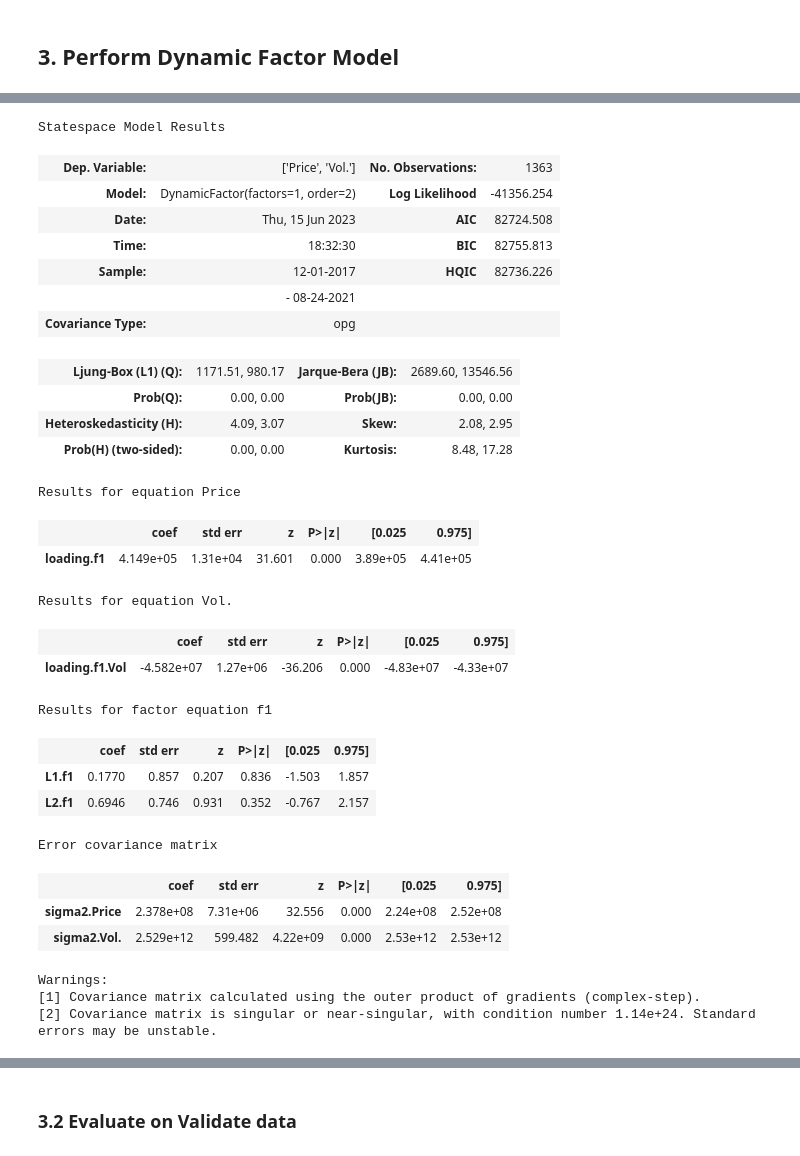
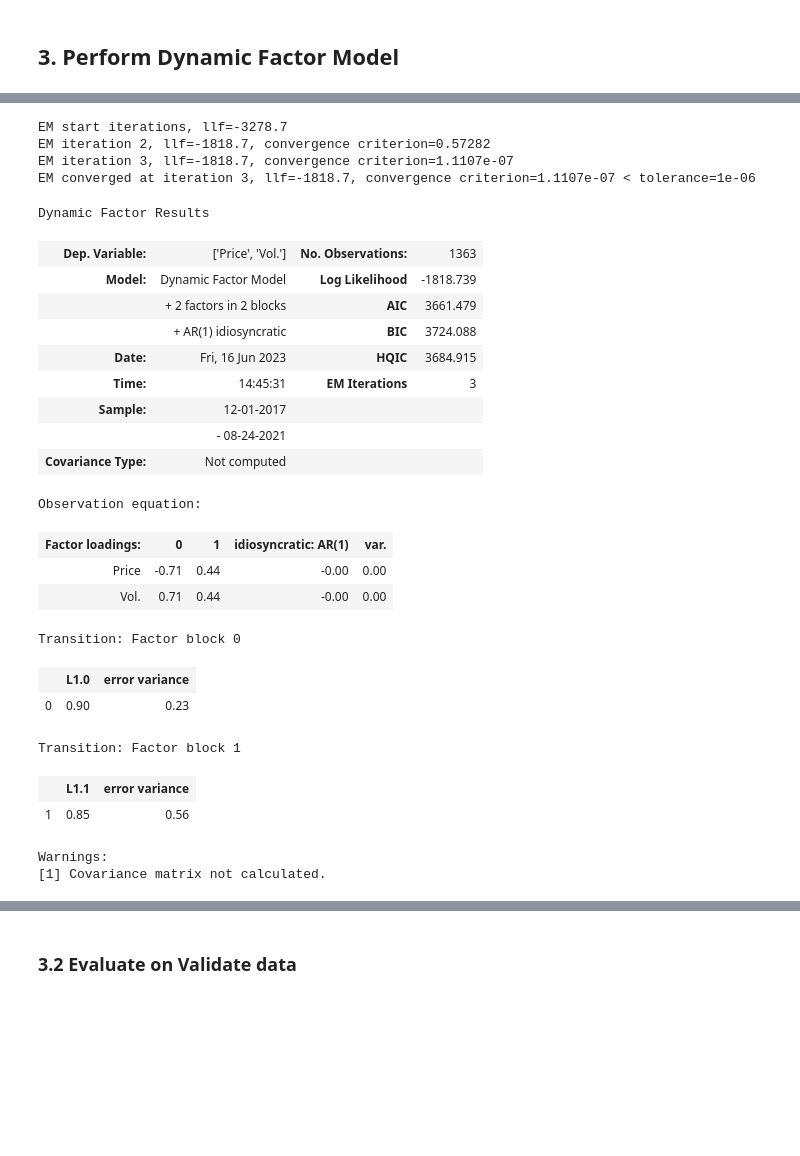
Before and after one commit to TR-PHU/bda, a Jupyter notebook: bitcoin/DFM.ipynb, the cells around one changed output, grey strips where cells are left out. Cells and saved outputs as stored; diff of their text form; code cells hidden in the pictures; blank space fills up the shorter version.

Commit message:
dfm model

```diff
--- a/bitcoin/DFM.ipynb
+++ b/bitcoin/DFM.ipynb
@@ -130,36 +98,33 @@ Total fit time: 5.983 seconds
 # %%
-df_model = DynamicFactor(endog=train_data, k_factors=1, factor_order=factor_order, enforce_stationarity=False)
-df_model_fit = df_model.fit(disp=False)
+df_model = DynamicFactorMQ(endog=train_data, factors=2, factor_orders=1, idiosyncratic_ar1=True)
+df_model_fit = df_model.fit(maxiter=100, disp=True)
 df_model_fit.summary()
 # %% [output]
-Statespace Model Results
+EM start iterations, llf=-3278.7
+EM iteration 2, llf=-1818.7, convergence criterion=0.57282
+EM iteration 3, llf=-1818.7, convergence criterion=1.1107e-07
+EM converged at iteration 3, llf=-1818.7, convergence criterion=1.1107e-07 < tolerance=1e-06
+Dynamic Factor Results
 | Dep. Variable: | ['Price', 'Vol.'] | No. Observations: | 1363 |
-| Model: | DynamicFactor(factors=1, order=2) | Log Likelihood | -41356.254 |
-| Date: | Thu, 15 Jun 2023 | AIC | 82724.508 |
-| Time: | 18:32:30 | BIC | 82755.813 |
-| Sample: | 12-01-2017 | HQIC | 82736.226 |
+| Model: | Dynamic Factor Model | Log Likelihood | -1818.739 |
+|  | + 2 factors in 2 blocks | AIC | 3661.479 |
+|  | + AR(1) idiosyncratic | BIC | 3724.088 |
+| Date: | Fri, 16 Jun 2023 | HQIC | 3684.915 |
+| Time: | 14:45:31 | EM Iterations | 3 |
+| Sample: | 12-01-2017 |  |  |
 |  | - 08-24-2021 |  |  |
-| Covariance Type: | opg |  |  |
+| Covariance Type: | Not computed |  |  |
+Observation equation:
-| Ljung-Box (L1) (Q): | 1171.51, 980.17 | Jarque-Bera (JB): | 2689.60, 13546.56 |
-| Prob(Q): | 0.00, 0.00 | Prob(JB): | 0.00, 0.00 |
-| Heteroskedasticity (H): | 4.09, 3.07 | Skew: | 2.08, 2.95 |
-| Prob(H) (two-sided): | 0.00, 0.00 | Kurtosis: | 8.48, 17.28 |
+| Factor loadings: | 0 | 1 | idiosyncratic: AR(1) | var. |
+| Price | -0.71 | 0.44 | -0.00 | 0.00 |
+| Vol. | 0.71 | 0.44 | -0.00 | 0.00 |
-Results for equation Price
+Transition: Factor block 0
-|  | coef | std err | z | P>|z| | [0.025 | 0.975] |
-| loading.f1 | 4.149e+05 | 1.31e+04 | 31.601 | 0.000 | 3.89e+05 | 4.41e+05 |
+|  | L1.0 | error variance |
+| 0 | 0.90 | 0.23 |
-Results for equation Vol.
+Transition: Factor block 1
-|  | coef | std err | z | P>|z| | [0.025 | 0.975] |
-| loading.f1.Vol | -4.582e+07 | 1.27e+06 | -36.206 | 0.000 | -4.83e+07 | -4.33e+07 |
+|  | L1.1 | error variance |
+| 1 | 0.85 | 0.56 |
-Results for factor equation f1
-|  | coef | std err | z | P>|z| | [0.025 | 0.975] |
-| L1.f1 | 0.1770 | 0.857 | 0.207 | 0.836 | -1.503 | 1.857 |
-| L2.f1 | 0.6946 | 0.746 | 0.931 | 0.352 | -0.767 | 2.157 |
-Error covariance matrix
-|  | coef | std err | z | P>|z| | [0.025 | 0.975] |
-| sigma2.Price | 2.378e+08 | 7.31e+06 | 32.556 | 0.000 | 2.24e+08 | 2.52e+08 |
-| sigma2.Vol. | 2.529e+12 | 599.482 | 4.22e+09 | 0.000 | 2.53e+12 | 2.53e+12 |
 Warnings:
-[1] Covariance matrix calculated using the outer product of gradients (complex-step).
-[2] Covariance matrix is singular or near-singular, with condition number 1.14e+24. Standard errors may be unstable.
+[1] Covariance matrix not calculated.
 # %%
 def evaluate_dynamic_factor_model(data):
```
Also changed, not shown: parts of 12 cells of this notebook, 3 other files.
